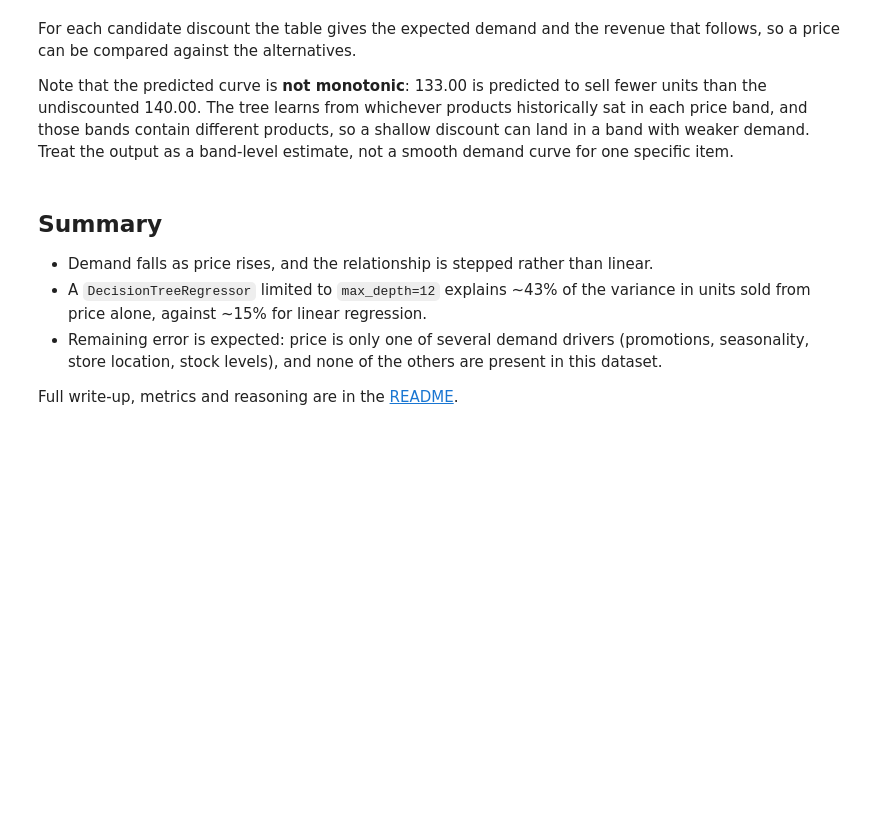
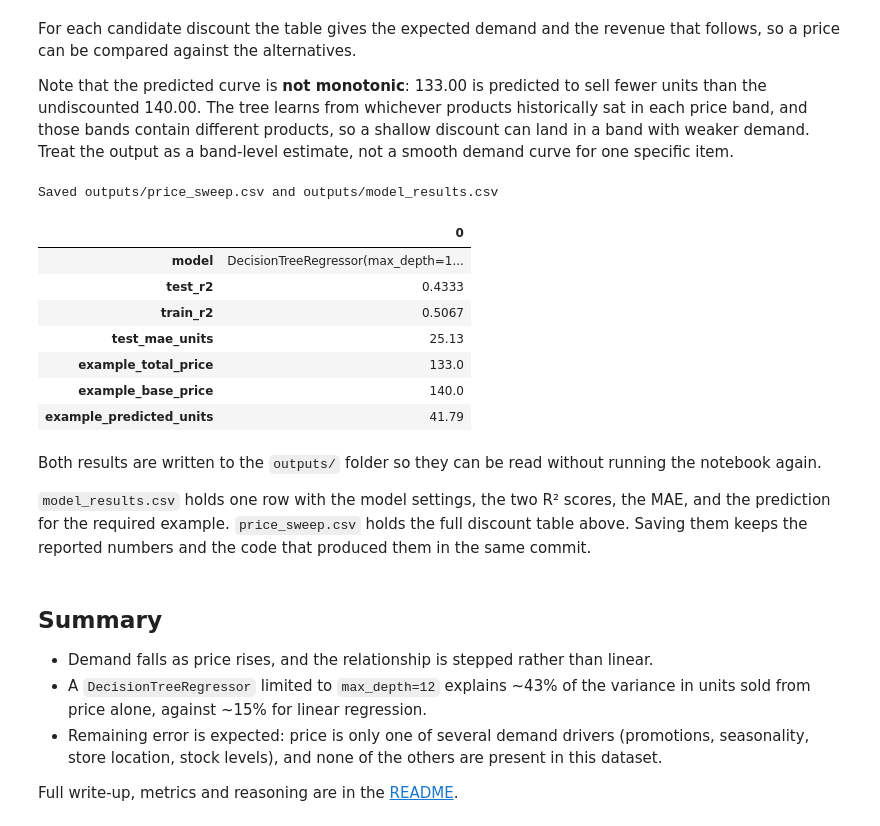
Before and after one commit to manemln/product-demand-prediction, a Jupyter notebook: product_demand_prediction.ipynb, the cells around one changed output. Drawn from its saved outputs; the diff is of its cells as text; code cells hidden in the pictures; blank space fills up the shorter version.

```diff
--- a/product_demand_prediction.ipynb
+++ b/product_demand_prediction.ipynb
@@ -399,6 +399,42 @@ Note that the predicted curve is **not monotonic**: 133.00 is predicted to sell
 undiscounted 140.00. The tree learns from whichever products historically sat in each price band, and
 those bands contain different products, so a shallow discount can land in a band with weaker demand.
 Treat the output as a band-level estimate, not a smooth demand curve for one specific item.
+# %%
+# Save the results so they can be checked without re-running the notebook
+os.makedirs("outputs", exist_ok=True)
+
+scenarios.to_csv("outputs/price_sweep.csv", index=False)
+
+summary = pd.DataFrame([{
+    "model": "DecisionTreeRegressor(max_depth=12, random_state=42)",
+    "test_r2": round(model.score(xtest, ytest), 4),
+    "train_r2": round(model.score(xtrain, ytrain), 4),
+    "test_mae_units": round(mean_absolute_error(ytest, model.predict(xtest)), 2),
+    "example_total_price": 133.00,
+    "example_base_price": 140.00,
+    "example_predicted_units": round(float(prediction[0]), 2),
+}])
+summary.to_csv("outputs/model_results.csv", index=False)
+
+print("Saved outputs/price_sweep.csv and outputs/model_results.csv")
+summary.T
+# %% [output]
+Saved outputs/price_sweep.csv and outputs/model_results.csv
+|  | 0 |
+| model | DecisionTreeRegressor(max_depth=1... |
+| test_r2 | 0.4333 |
+| train_r2 | 0.5067 |
+| test_mae_units | 25.13 |
+| example_total_price | 133.0 |
+| example_base_price | 140.0 |
+| example_predicted_units | 41.79 |
+# %% [markdown]
+Both results are written to the `outputs/` folder so they can be read without running the notebook
+again.
+
+`model_results.csv` holds one row with the model settings, the two R² scores, the MAE, and the
+prediction for the required example. `price_sweep.csv` holds the full discount table above. Saving
+them keeps the reported numbers and the code that produced them in the same commit.
 # %% [markdown]
 ## Summary
 
```
Also changed, not shown: parts of 2 cells of this notebook, 3 other files.
